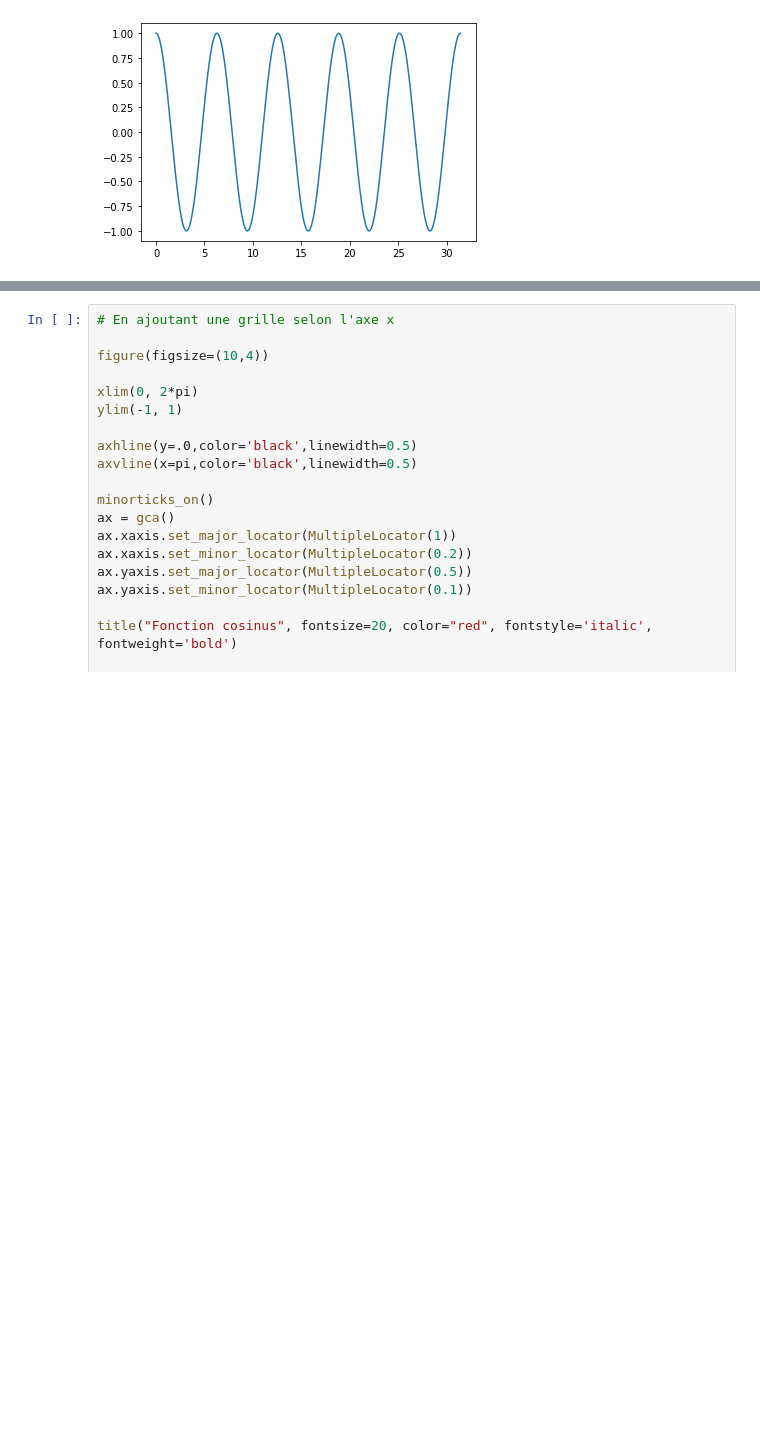
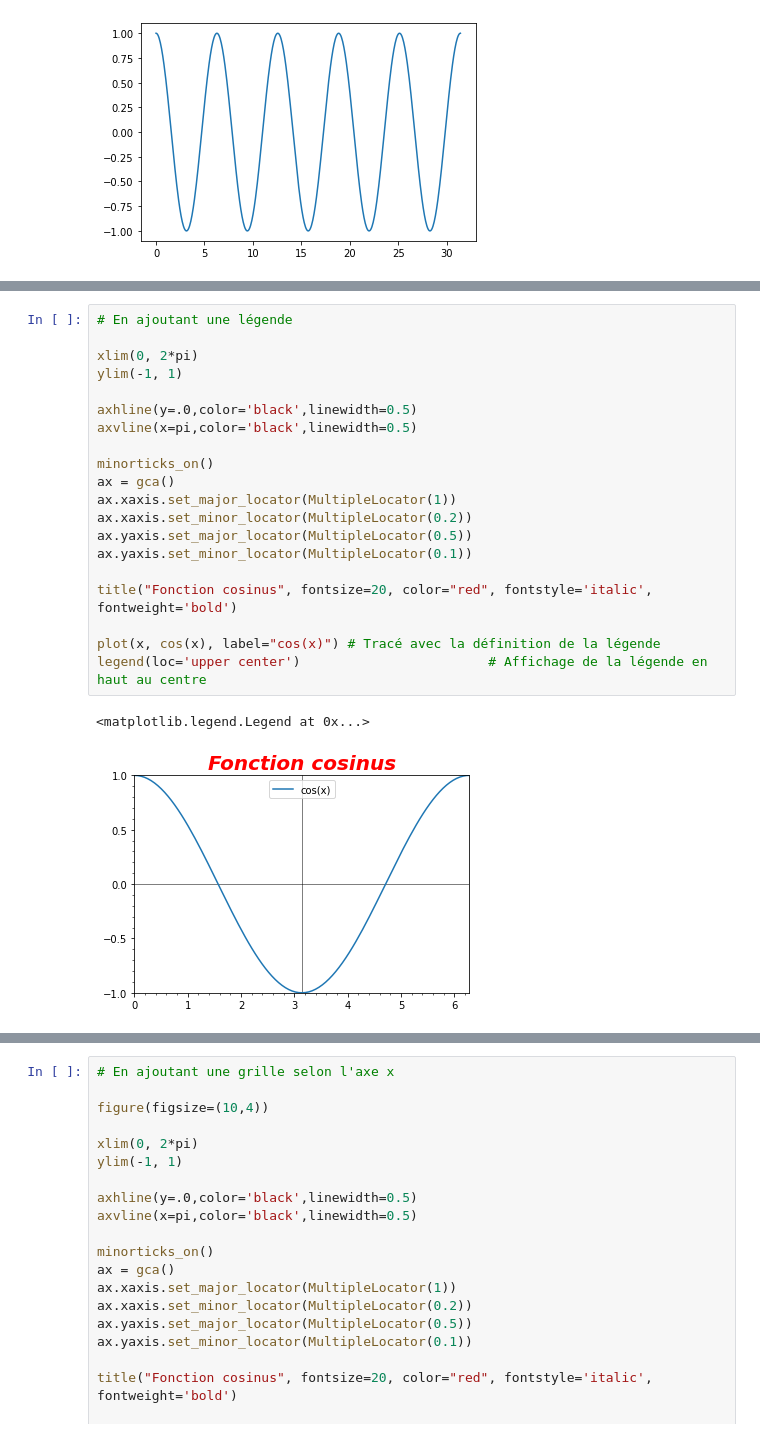
Before and after one commit to YannickHallez/CHIM2-ON1, a Jupyter notebook: Graphes.ipynb, the cells around one changed output, grey strips where cells are left out. Drawn from its saved outputs; the diff is of its cells as text; blank space fills up the shorter version.

Commit message:
ajout legend(loc=...)

```diff
--- a/Graphes.ipynb
+++ b/Graphes.ipynb
@@ -156,3 +162,26 @@ legend()                        # Affichage de la légende
+# %%
+# En ajoutant une légende
+
+xlim(0, 2*pi)
+ylim(-1, 1)
+
+axhline(y=.0,color='black',linewidth=0.5)
+axvline(x=pi,color='black',linewidth=0.5)
+
+minorticks_on()
+ax = gca()
+ax.xaxis.set_major_locator(MultipleLocator(1))
+ax.xaxis.set_minor_locator(MultipleLocator(0.2))
+ax.yaxis.set_major_locator(MultipleLocator(0.5))
+ax.yaxis.set_minor_locator(MultipleLocator(0.1))
+
+title("Fonction cosinus", fontsize=20, color="red", fontstyle='italic', fontweight='bold')
+
+plot(x, cos(x), label="cos(x)") # Tracé avec la définition de la légende
+legend(loc='upper center')                        # Affichage de la légende en haut au centre
+# %% [output]
+<matplotlib.legend.Legend at 0x...>
+[figure, added]
 # %%
 # En ajoutant une légende sur les axes et en ajustant la taille de la figure
 
```
Also changed, not shown: parts of 8 cells of this notebook.
